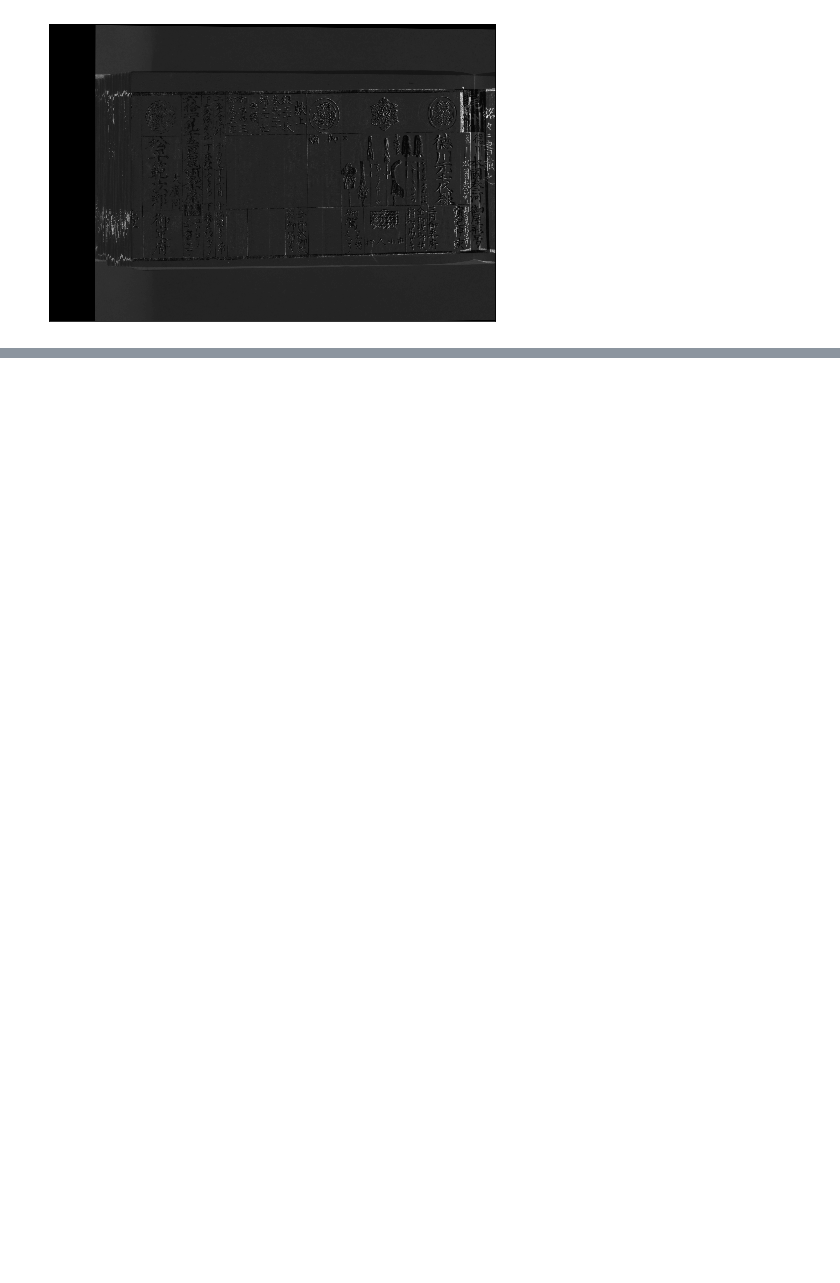
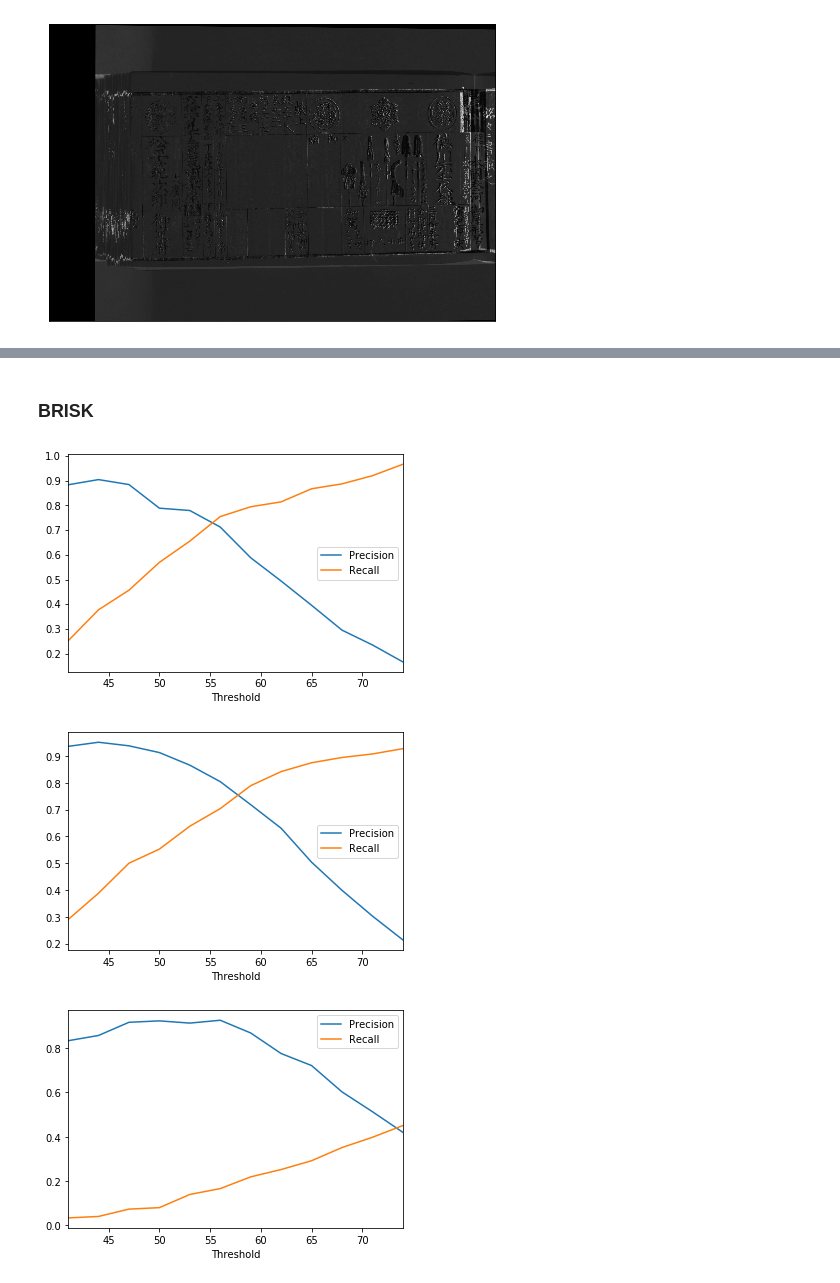
Before and after one commit to leyhline/bukan-collection, a Jupyter notebook: 02-feature-detection.ipynb, the cells around one changed output, grey strips where cells are left out. Drawn from its saved outputs; the diff is of its cells as text; code cells hidden in the pictures; blank space fills up the shorter version.

```diff
--- a/02-feature-detection.ipynb
+++ b/02-feature-detection.ipynb
@@ -327,0 +197,10 @@ results
+# %% [markdown]
+### BRISK
+# %%
+if os.path.exists("brisk_matches.h5"):
+    matches_df_brisk = pd.read_hdf("brisk_matches.h5", "brisk")
+else:
+    detect_time_s_brisk, (shuuchin1_keypoints_brisk, shuuchin1_descriptors_brisk) = detect_keypoints_and_descriptors_brisk(shuuchin1_paths)
+    print("Getting all descriptors took", detect_time_s_brisk, "seconds.")
+    match_time_s_brisk, matches_df_brisk = cross_match(shuuchin1_descriptors_brisk)
+    print("Getting all the cross matches took", match_time_s_brisk, "seconds.")
@@ -327,0 +209,9 @@ results
+# %%
+pr_results_brisk = precision_recall_curves(matches_df_brisk, 41, 76, 3)
+# %%
+for book1, book2, _ in pr_results_brisk.sample(3).index:
+    pr_results_brisk.loc[book1, book2].plot()
+# %% [output]
+[figure, added]
+[figure, added]
+[figure, added]
```
Also changed, not shown: parts of 37 cells of this notebook, 1 other file.
